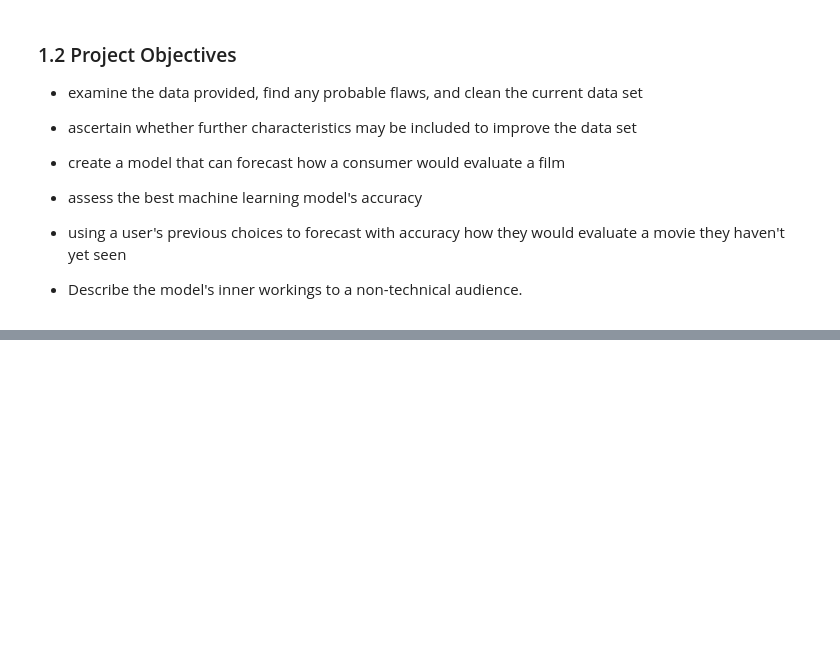
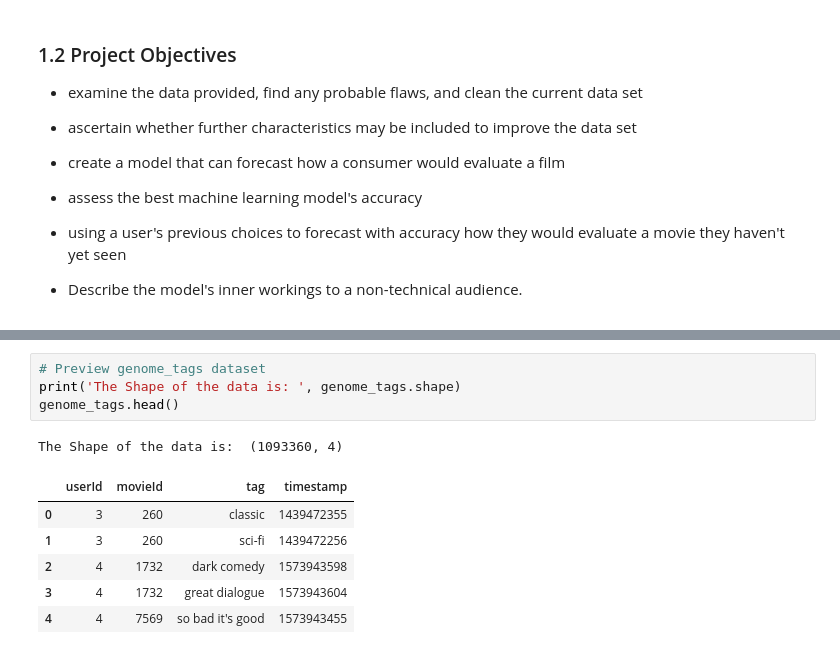
Before and after one commit to kojosbk/Movie_Recomender_Unsupervised_sprint, a Jupyter notebook: JM4 Starter_Notebook.ipynb, the cells around one changed output, grey strips where cells are left out. Saved outputs shown, nothing was run; the diff lists cells and outputs as text; blank space fills up the shorter version.

```diff
--- a/JM4 Starter_Notebook.ipynb
+++ b/JM4 Starter_Notebook.ipynb
@@ -190,0 +319,12 @@ We'll be utilizing an enhanced, resampled, and unique version of the MovieLens d
+# %%
+# Preview genome_tags dataset
+print('The Shape of the data is: ', genome_tags.shape)
+genome_tags.head()
+# %% [output]
+The Shape of the data is:  (1093360, 4)
+|  | userId | movieId | tag | timestamp |
+| 0 | 3 | 260 | classic | 1439472355 |
+| 1 | 3 | 260 | sci-fi | 1439472256 |
+| 2 | 4 | 1732 | dark comedy | 1573943598 |
+| 3 | 4 | 1732 | great dialogue | 1573943604 |
+| 4 | 4 | 7569 | so bad it's good | 1573943455 |
```
Also changed, not shown: parts of 35 cells of this notebook.
